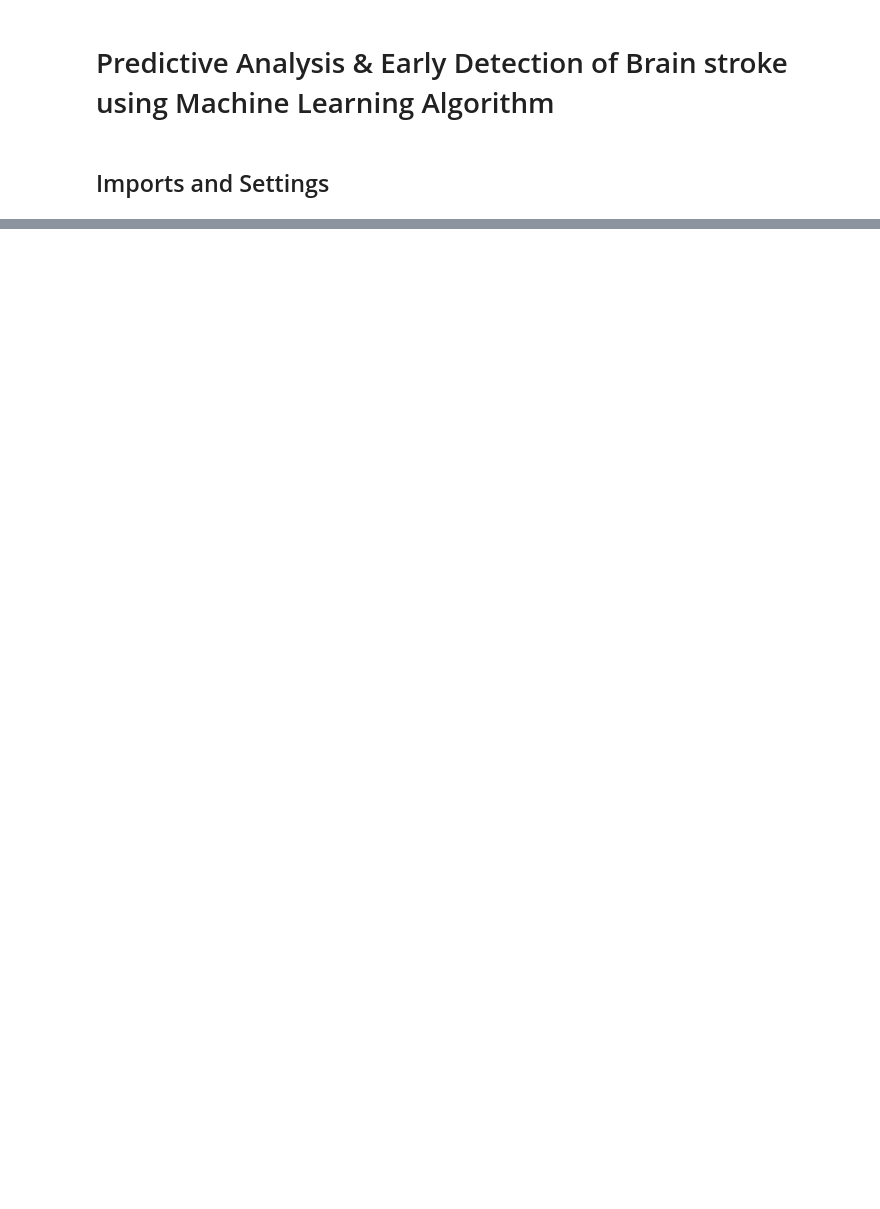
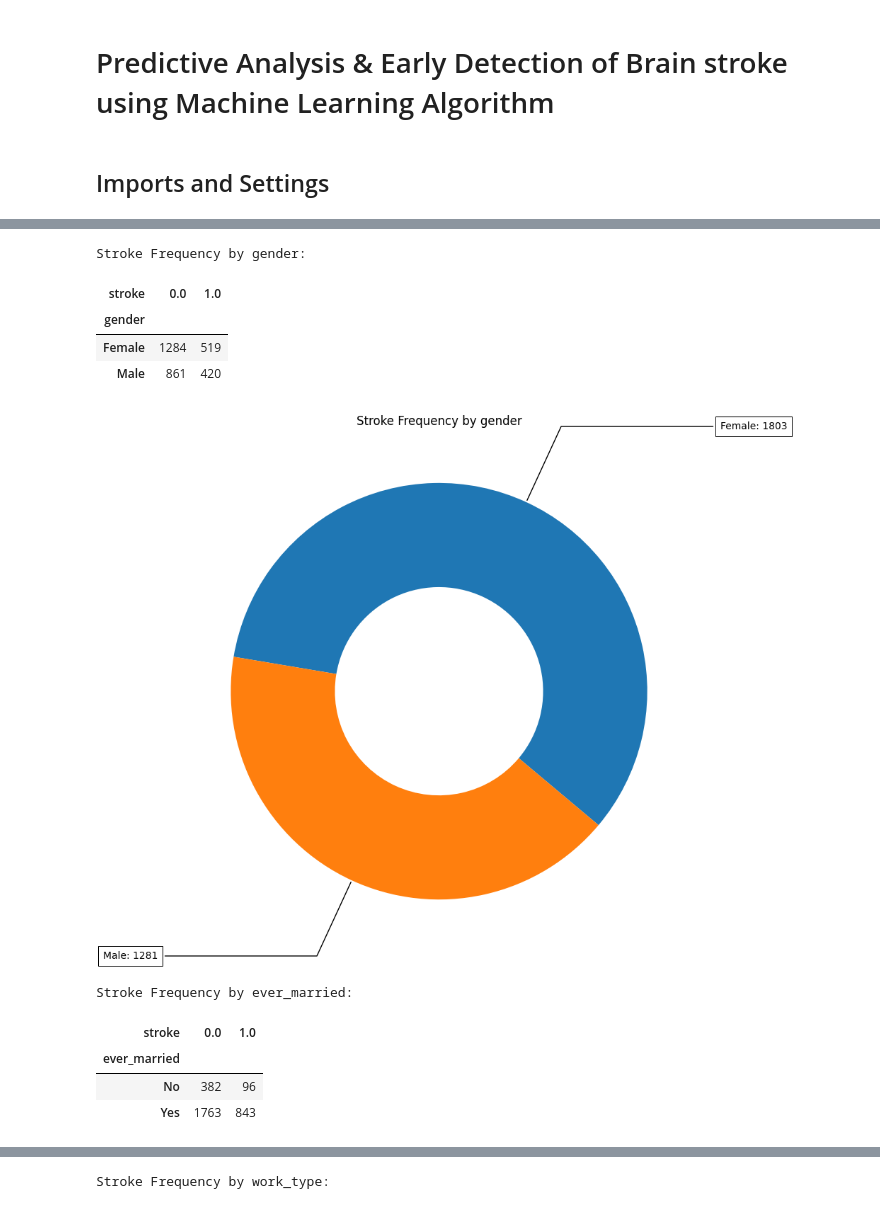
Before and after one commit to IFTE-13/Early-Stage-Brain-Stroke-Detection, a Jupyter notebook: main.ipynb, the cells around one changed output, grey strips where cells are left out. Drawn from its saved outputs; the diff is of its cells as text; code cells hidden in the pictures; blank space fills up the shorter version.

```diff
--- a/main.ipynb
+++ b/main.ipynb
@@ -361,13 +139,0 @@ Model Performance Comparison:
-# %%
-# Visualize model performance
-metrics = ["Accuracy", "Precision", "Recall", "F1 Score", "ROC AUC", "PR AUC"]
-plt.figure(figsize=(15, 10))
-for i, metric in enumerate(metrics, 1):
-    plt.subplot(2, 3, i)
-    sns.barplot(x="Model", y=metric, data=results_df)
-
-    plt.title(f"{metric} Comparison")
-    plt.ylim(0, 1)
-    plt.xticks(rotation=45)
-plt.tight_layout()
-plt.show()
@@ -488,0 +194,66 @@ weighted avg       0.91      0.88      0.89       672
+# %%
+categorical_cols = ["gender", "work_type", "Residence_type", "smoking_status", "stroke"]
+for col in categorical_cols:
+    df.fillna({col: df[col].mode().iloc[0] for col in categorical_cols}, inplace=True)
+# %%
+demographic_cols = [
+    "gender",
+    "ever_married",
+    "work_type",
+    "Residence_type",
+    "smoking_status",
+    "hypertension",
+]
+
+for col in demographic_cols:
+    print(f"\nStroke Frequency by {col}:")
+    crosstab = pd.crosstab(df[col], df["stroke"])
+    display(crosstab)
+
+    # Create a donut chart
+    fig, ax = plt.subplots(figsize=(10, 8), subplot_kw=dict(aspect="equal"))
+
+    # Get the data for the donut chart
+    data = crosstab.sum(axis=1).values
+    labels = crosstab.index
+
+    # Create the donut chart
+    wedges, texts = ax.pie(data, wedgeprops=dict(width=0.5), startangle=-40)
+
+    bbox_props = dict(boxstyle="square,pad=0.5", fc="w", ec="k", lw=0.72)
+    kw = dict(arrowprops=dict(arrowstyle="-"), bbox=bbox_props, zorder=0, va="center")
+
+    for i, p in enumerate(wedges):
+        ang = (p.theta2 - p.theta1) / 2.0 + p.theta1
+        y = np.sin(np.deg2rad(ang))
+        x = np.cos(np.deg2rad(ang))
+        horizontalalignment = {-1: "right", 1: "left"}[int(np.sign(x))]
+        connectionstyle = f"angle,angleA=0,angleB={ang}"
+        kw["arrowprops"].update({"connectionstyle": connectionstyle})
+        ax.annotate(
+            # Use labels[i] instead of demographic_cols[i]
+            f"{labels[i]}: {data[i]}",
+            xy=(x, y),
+            xytext=(1.35 * np.sign(x), 1.4 * y),
+            horizontalalignment=horizontalalignment,
+            **kw,
+        )
+
+    # Set the title
+    ax.set_title(f"Stroke Frequency by {col}")
+
+    # Show the plot
+    plt.tight_layout()
+    plt.show()
+# %% [output]
+Stroke Frequency by gender:
+| stroke | 0.0 | 1.0 |
+| gender |  |  |
+| Female | 1284 | 519 |
+| Male | 861 | 420 |
+[figure, added]
+Stroke Frequency by ever_married:
+| stroke | 0.0 | 1.0 |
+| ever_married |  |  |
+| No | 382 | 96 |
+| Yes | 1763 | 843 |
@@ -488,0 +261 @@ weighted avg       0.91      0.88      0.89       672
+Stroke Frequency by work_type:
```
Also changed, not shown: parts of 96 cells of this notebook, 12 other files.
